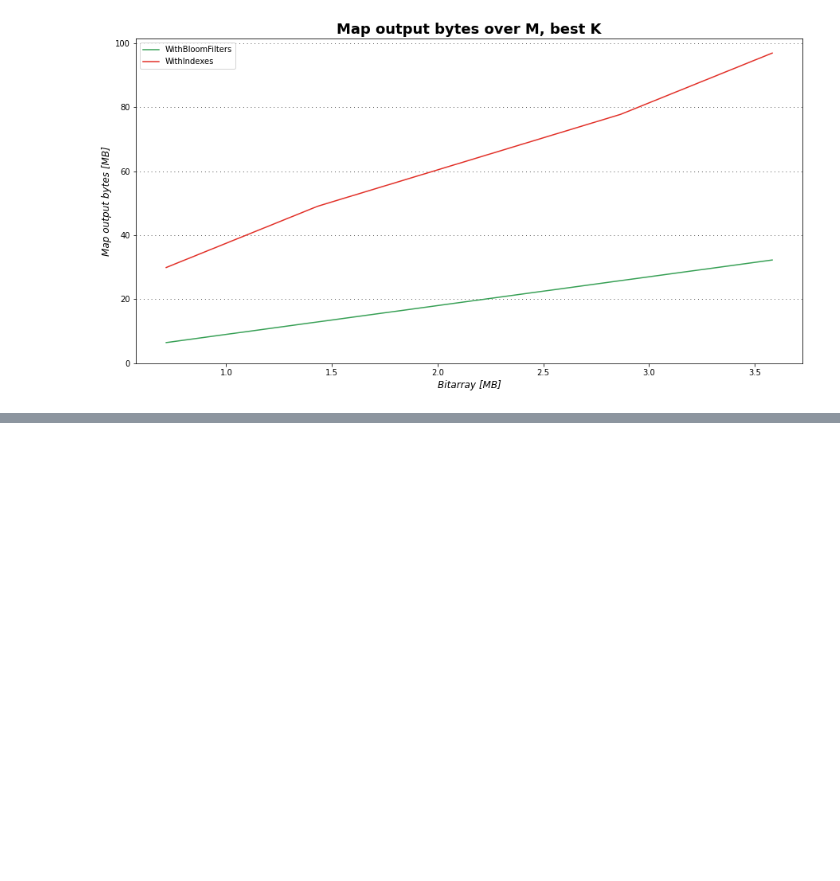
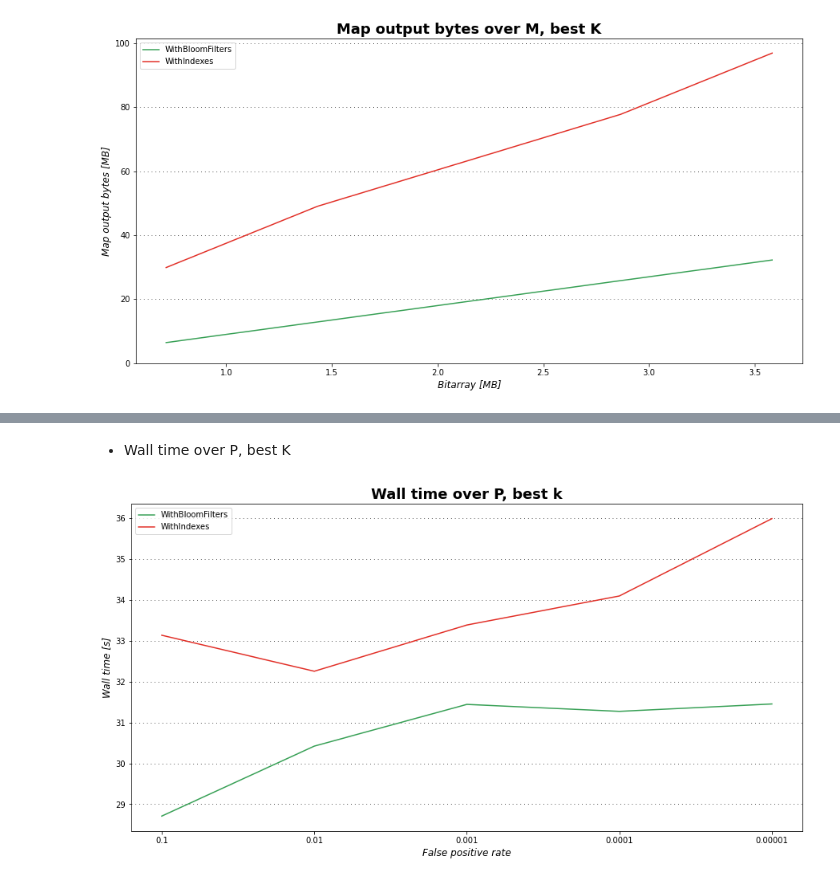
Before and after one commit to MPinna/MapReduceBloomFilter, a Jupyter notebook: dataAnalysis/data_analysis.ipynb, the cells around one changed output, grey strips where cells are left out. Cells and saved outputs as stored; diff of their text form; code cells hidden in the pictures; blank space fills up the shorter version.

```diff
--- a/dataAnalysis/data_analysis.ipynb
+++ b/dataAnalysis/data_analysis.ipynb
@@ -281,0 +374,18 @@ plot_data('MapOutputBytesM_bestK', M, data, legend, ['Bitarray [MB]', 'Map outpu
+# %% [markdown]
+* Wall time over P, best K
+# %%
+K = ['0']
+P = ['0.1','0.01','0.001','0.0001','0.00001']
+
+VERSIONS = ['WithBloomFilters','WithIndexes']
+
+wallTime = [[hadoop_aggregate[f'WithBloomFiltersP{p}K{k}']['wallTime']['avg'] for p in P] for k in K] + \
+                [[hadoop_aggregate[f'WithIndexesP{p}K{k}']['wallTime']['avg'] for p in P] for k in K]
+
+legend = [f'{version}' for version in VERSIONS ]
+
+plot_data('hadoop_wallTimeP_bestK', P, wallTime, legend, ['False positive rate', 'Wall time [s]'],
+          title='Wall time over P, best k', colors=sns.color_palette('Greens_d', len(K)) + sns.color_palette('Reds_d', len(K)),
+          auto_range=True)
+# %% [output]
+[figure, added]
```
Also changed, not shown: parts of 24 cells of this notebook.
